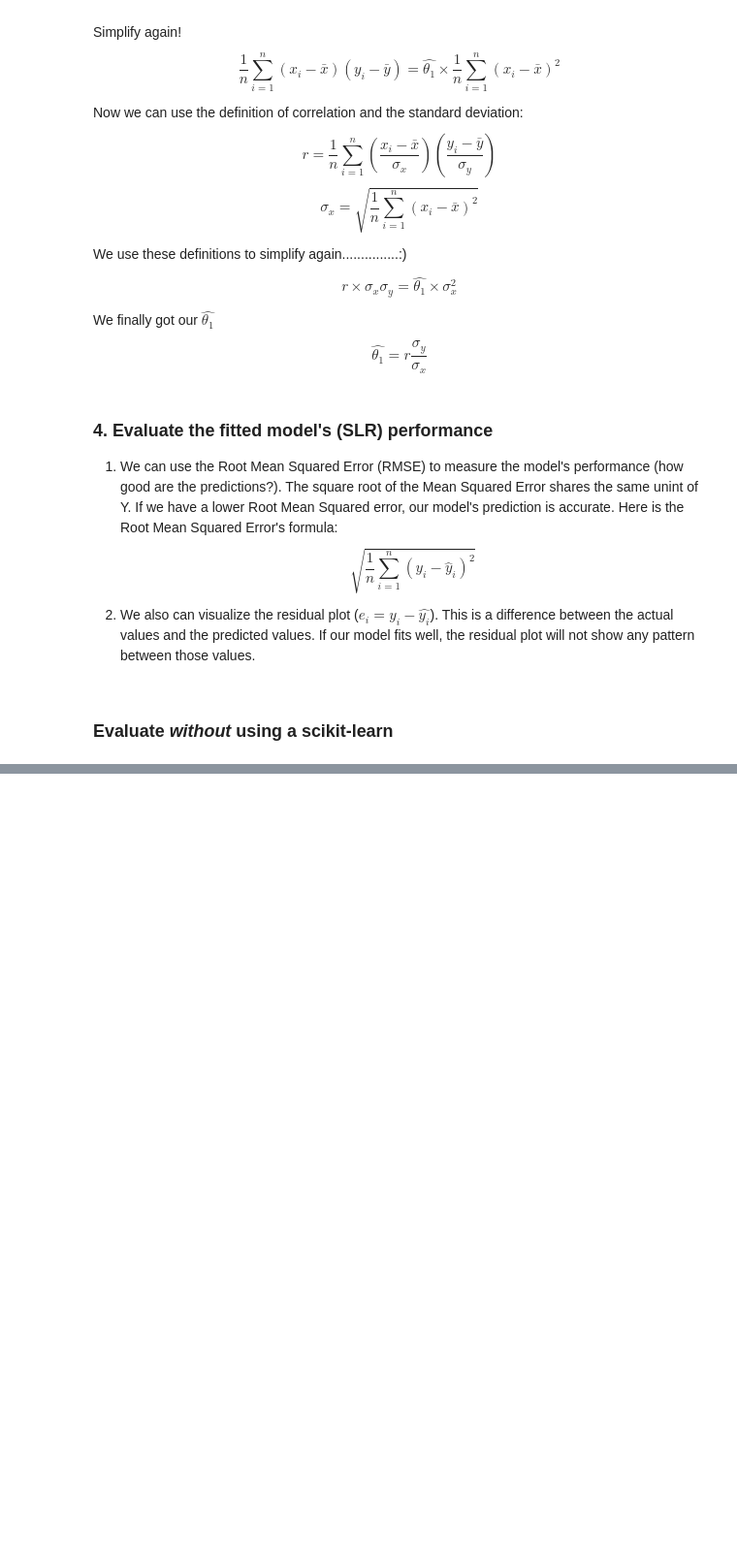
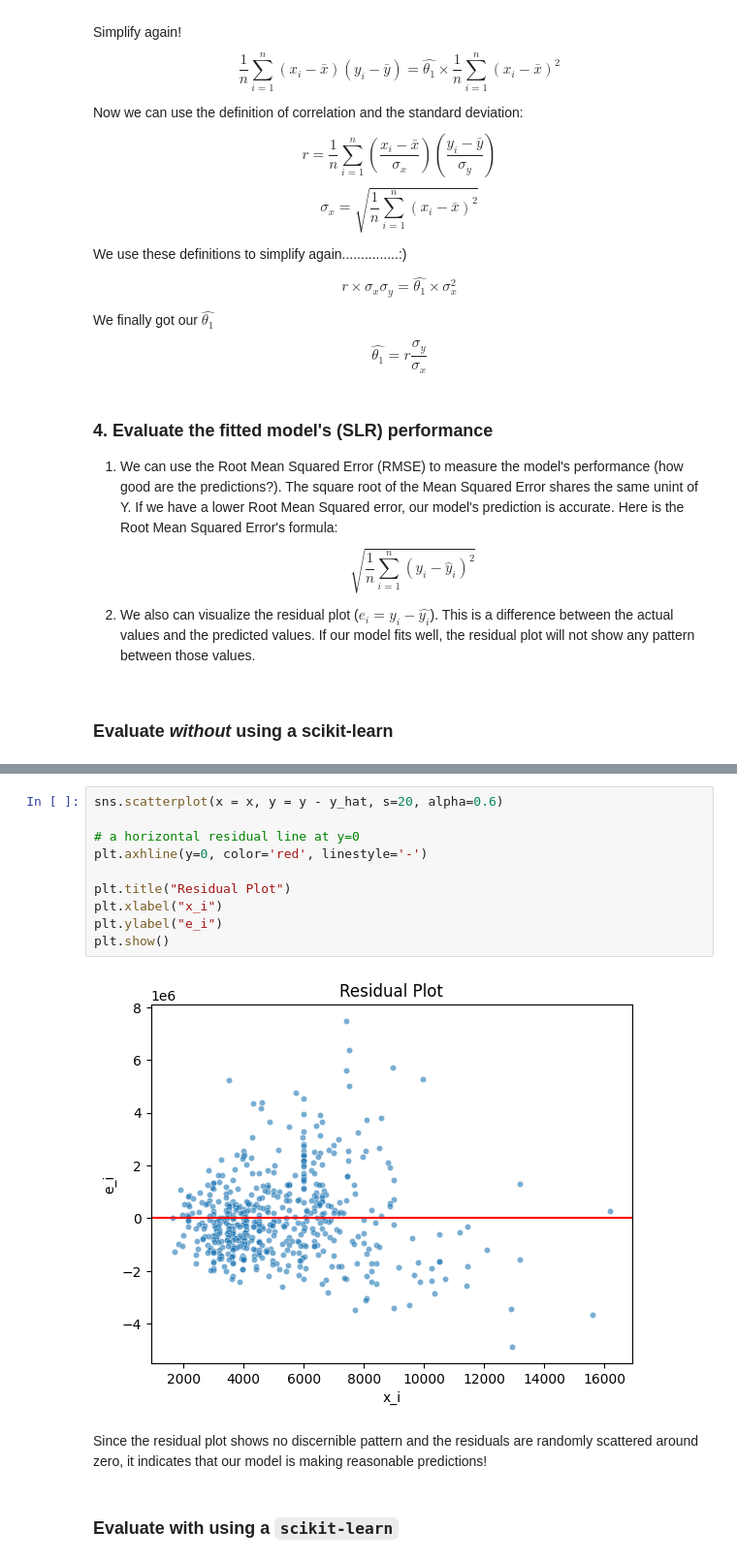
Before and after one commit to mkim2178/Modeling_Factory, a Jupyter notebook: analyze_housing/how_price_can_change.ipynb, the cells around one changed output, grey strips where cells are left out. Shown: that part at 97% size. Drawn from its saved outputs; the diff is of its cells as text; blank space fills up the shorter version.

```diff
--- a/analyze_housing/how_price_can_change.ipynb
+++ b/analyze_housing/how_price_can_change.ipynb
@@ -192,0 +267,16 @@ def intercept(x, y):
+# %%
+sns.scatterplot(x = x, y = y - y_hat, s=20, alpha=0.6)
+
+# a horizontal residual line at y=0
+plt.axhline(y=0, color='red', linestyle='-')
+
+plt.title("Residual Plot")
+plt.xlabel("x_i")
+plt.ylabel("e_i")
+plt.show()
+# %% [output]
+[figure, added]
+# %% [markdown]
+Since the residual plot shows no discernible pattern and the residuals are randomly scattered around zero, it indicates that our model is making reasonable predictions!
+# %% [markdown]
+### Evaluate with using a `scikit-learn`
```
Also changed, not shown: parts of 9 cells of this notebook.
